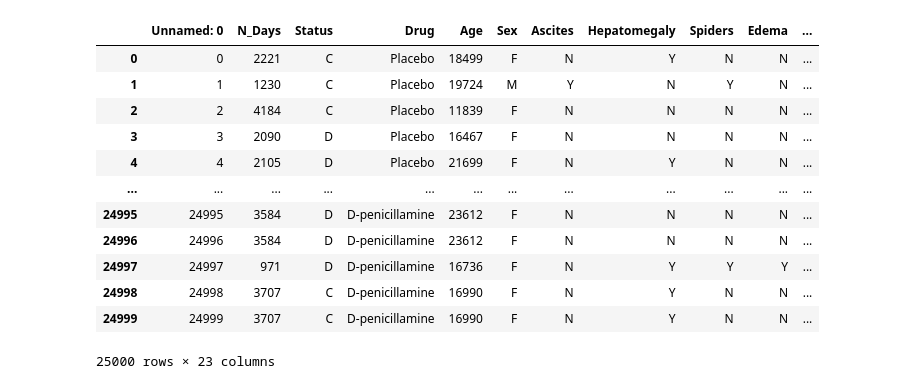
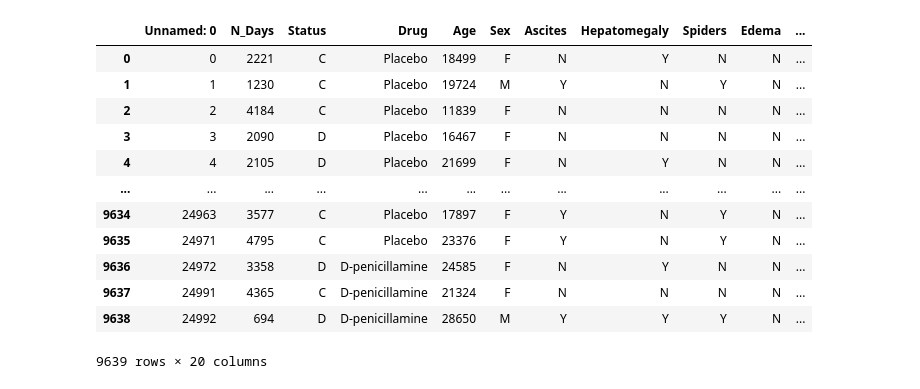
Before and after one commit to amydohlin/project-4-group-2, a Jupyter notebook: cirrhosis_model_building_colab.ipynb, the cells around one changed output. Saved outputs shown, nothing was run; the diff lists cells and outputs as text; code cells hidden in the pictures.

```diff
--- a/cirrhosis_model_building_colab.ipynb
+++ b/cirrhosis_model_building_colab.ipynb
@@ -19,19 +24,19 @@ from tensorflow import keras
 # from tensorflow.keras
 # %%
 # Read in the liver_clean.csv
-liver_clean_df = pd.read_csv("/liver_boolean.csv")
-liver_clean_df
+liver_df = pd.read_csv("/liver_clean.csv")
+liver_df
 # %% [output]
 |  | Unnamed: 0 | N_Days | Status | Drug | Age | Sex | Ascites | Hepatomegaly | Spiders | Edema | ... |
 | 0 | 0 | 2221 | C | Placebo | 18499 | F | N | Y | N | N | ... |
 | 1 | 1 | 1230 | C | Placebo | 19724 | M | Y | N | Y | N | ... |
 | 2 | 2 | 4184 | C | Placebo | 11839 | F | N | N | N | N | ... |
 | 3 | 3 | 2090 | D | Placebo | 16467 | F | N | N | N | N | ... |
 | 4 | 4 | 2105 | D | Placebo | 21699 | F | N | Y | N | N | ... |
 | ... | ... | ... | ... | ... | ... | ... | ... | ... | ... | ... | ... |
-| 24995 | 24995 | 3584 | D | D-penicillamine | 23612 | F | N | N | N | N | ... |
-| 24996 | 24996 | 3584 | D | D-penicillamine | 23612 | F | N | N | N | N | ... |
-| 24997 | 24997 | 971 | D | D-penicillamine | 16736 | F | N | Y | Y | Y | ... |
-| 24998 | 24998 | 3707 | C | D-penicillamine | 16990 | F | N | Y | N | N | ... |
-| 24999 | 24999 | 3707 | C | D-penicillamine | 16990 | F | N | Y | N | N | ... |
+| 9634 | 24963 | 3577 | C | Placebo | 17897 | F | Y | N | Y | N | ... |
+| 9635 | 24971 | 4795 | C | Placebo | 23376 | F | Y | N | Y | N | ... |
+| 9636 | 24972 | 3358 | D | D-penicillamine | 24585 | F | N | Y | N | N | ... |
+| 9637 | 24991 | 4365 | C | D-penicillamine | 21324 | F | N | N | N | N | ... |
+| 9638 | 24992 | 694 | D | D-penicillamine | 28650 | M | Y | Y | Y | N | ... |
-25000 rows × 23 columns
+9639 rows × 20 columns
```
Also changed, not shown: parts of 43 cells of this notebook.
